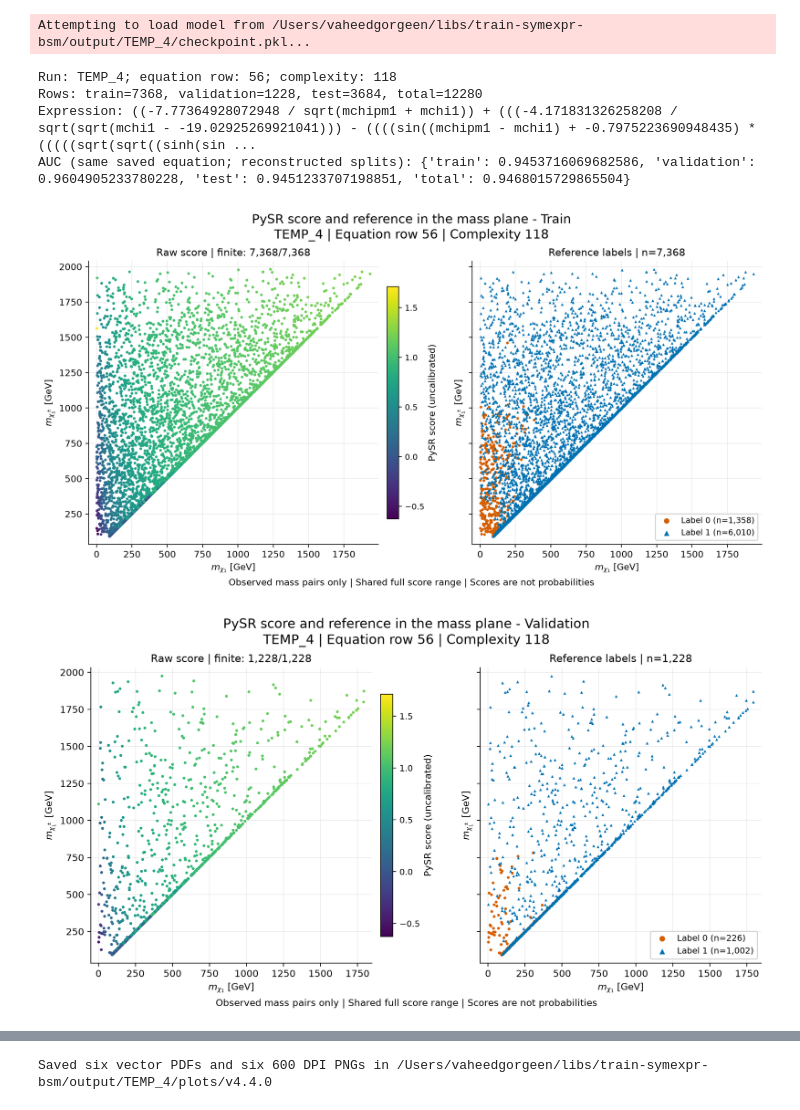
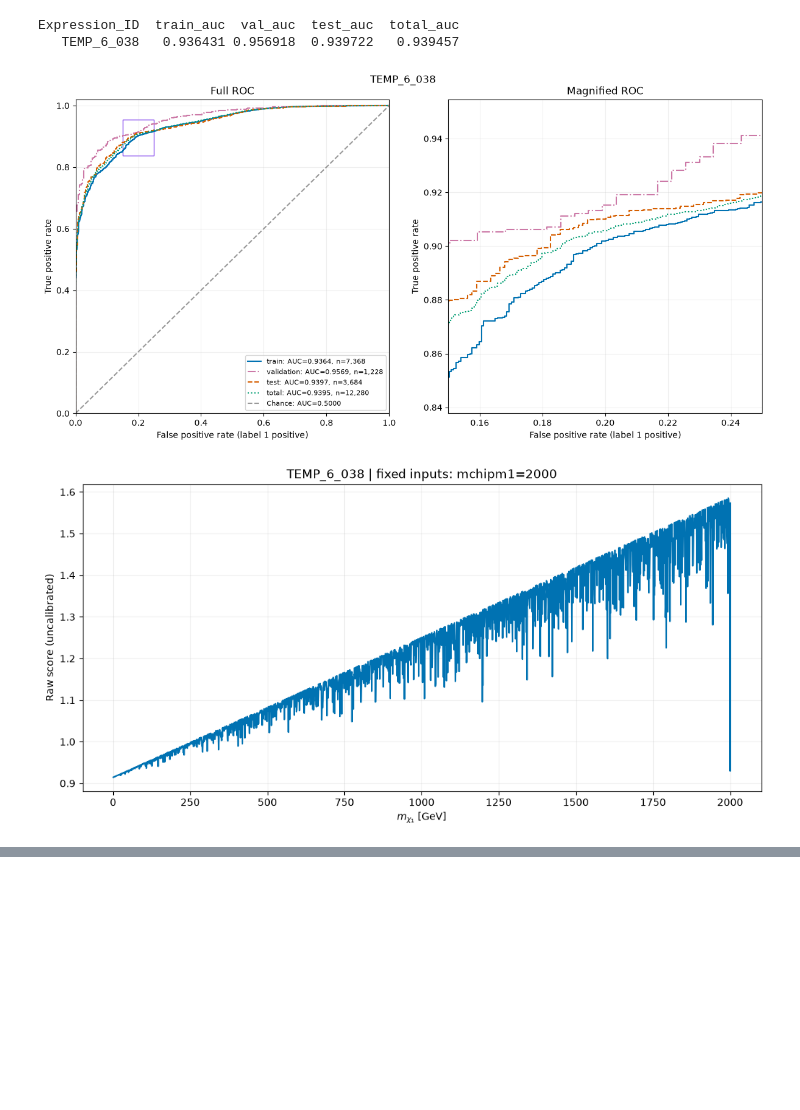
Before and after one commit to wadewolfie999/pysr_ext_higgs, a Jupyter notebook: plot.ipynb, the cells around one changed output, grey strips where cells are left out. Drawn from its saved outputs; the diff is of its cells as text; code cells hidden in the pictures; blank space fills up the shorter version.

Commit message:
Release v5.3.0 staged expression workflow

```diff
--- a/plot.ipynb
+++ b/plot.ipynb
@@ -1,38 +1,44 @@
 # %%
-# <CAN-BE-CHANGED>
-# Version v5.2.0
+# Version v5.3.0
 from pathlib import Path
 import matplotlib.pyplot as plt
-from sr import VERSION, plot_saved_run, plot_saved_expression_folds
-
-from IPython import get_ipython
-if get_ipython() is not None:
-    from matplotlib_inline.backend_inline import set_matplotlib_formats
-    set_matplotlib_formats("retina")
+import numpy as np
+import pandas as pd
+from sr import (do_split, expr_indexer, auc_recorder, plot_roc_curve, plot_1d_mass,
+                plot_mass_plane, plot_expr_folds_variability, save_plot)
 
 PROJECT_DIR = Path.cwd().resolve()
-if not (PROJECT_DIR / "sr.py").is_file() or not (PROJECT_DIR / "data").is_dir():
-    raise RuntimeError("Open the notebook with the repository root as its working directory.")
-RUN_DIR = PROJECT_DIR / "output/TEMP_4"
+RUN_DIR = PROJECT_DIR / "output/TEMP_6"                 # Change this at will
 DATA_CSV = PROJECT_DIR / "data/masses_exclusions.csv"
-EQUATION_INDEX = 56
-PLOT_DIR = RUN_DIR / "plots" / f"v{VERSION}"
-SLICE_SCAN_FEATURE = "mchi1"
-SLICE_FIXED_INPUTS = {"mchipm1": 2000.0}
-FOLD_DATASET, N_SPLITS, FOLD_SEED = "validation", 6, 42
-SHOW_PLOTS = True
+EXPRESSION_ID = "TEMP_6_038"                            # Change this at will
+FEATURES = ["mchi1", "mchipm1"]
+SAVE_PLOTS, SHOW_PLOTS = False, True
 
-model, datasets, equation = plot_saved_run(
-    RUN_DIR, DATA_CSV, equation_index=EQUATION_INDEX, output_dir=PLOT_DIR,
-    scan_feature=SLICE_SCAN_FEATURE, fixed_inputs=SLICE_FIXED_INPUTS)
+
+HOF = pd.read_csv(RUN_DIR / "hall_of_fame.csv", float_precision="round_trip")
+HOF_01 = expr_indexer(HOF, RUN_DIR.name, FEATURES)
+selected = HOF_01.loc[HOF_01["Expression_ID"] == EXPRESSION_ID]
+if selected.empty:
+    raise ValueError(f"Expression_ID is absent from this run: {EXPRESSION_ID}")
+df = pd.read_csv(DATA_CSV).dropna(subset=FEATURES + ["exclusion"])
+X, y = df[FEATURES].astype(float), pd.to_numeric(df["exclusion"], errors="raise")
+X_train, y_train, X_val, y_val, X_test, y_test, X_total, y_total = do_split(X, y)
+datasets = {"train": (X_train, y_train), "validation": (X_val, y_val),
+            "test": (X_test, y_test), "total": (X_total, y_total)}
+HOF_02, evaluations = auc_recorder(selected, datasets)
+equation = HOF_02.iloc[0]["Lambda_Equation"]
+X_slice = pd.DataFrame({"mchi1": np.linspace(1, 2001, 2000), "mchipm1": 2000.0})
+figures = {"roc_curve.pdf": plot_roc_curve(EXPRESSION_ID, evaluations, magnified=True),
+           "mass_scan_1d.pdf": plot_1d_mass(equation, X_slice, Expression_ID=EXPRESSION_ID),
+           "mass_plane.pdf": plot_mass_plane(EXPRESSION_ID, datasets, evaluations)}
+# for filename, (fig, _) in figures.items():
+#     if SAVE_PLOTS:
+#         save_plot(fig, filename, RUN_DIR / "plots")
+print(HOF_02[["Expression_ID", "train_auc", "val_auc", "test_auc", "total_auc"]].to_string(index=False))
 if SHOW_PLOTS:
     plt.show()
-# </CAN-BE-CHANGED>
 # %% [output]
-Attempting to load model from /Users/vaheedgorgeen/libs/train-symexpr-bsm/output/TEMP_4/checkpoint.pkl...
+Expression_ID  train_auc  val_auc  test_auc  total_auc
+   TEMP_6_038   0.936431 0.956918  0.939722   0.939457
-Run: TEMP_4; equation row: 56; complexity: 118
-Rows: train=7368, validation=1228, test=3684, total=12280
-Expression: ((-7.77364928072948 / sqrt(mchipm1 + mchi1)) + (((-4.171831326258208 / sqrt(sqrt(mchi1 - -19.02925269921041))) - ((((sin((mchipm1 - mchi1) + -0.7975223690948435) * (((((sqrt(sqrt((sinh(sin ...
-AUC (same saved equation; reconstructed splits): {'train': 0.9453716069682586, 'validation': 0.9604905233780228, 'test': 0.9451233707198851, 'total': 0.9468015729865504}
-[figure, old version]
+[figure, new version]
-[figure, old version]
+[figure, new version]
@@ -43,2 +46 @@ AUC (same saved equation; reconstructed splits): {'train': 0.9453716069682586, '
-Saved six vector PDFs and six 600 DPI PNGs in /Users/vaheedgorgeen/libs/train-symexpr-bsm/output/TEMP_4/plots/v4.4.0
 # %%
```
Also changed, not shown: parts of 2 cells of this notebook, 4 other files.
